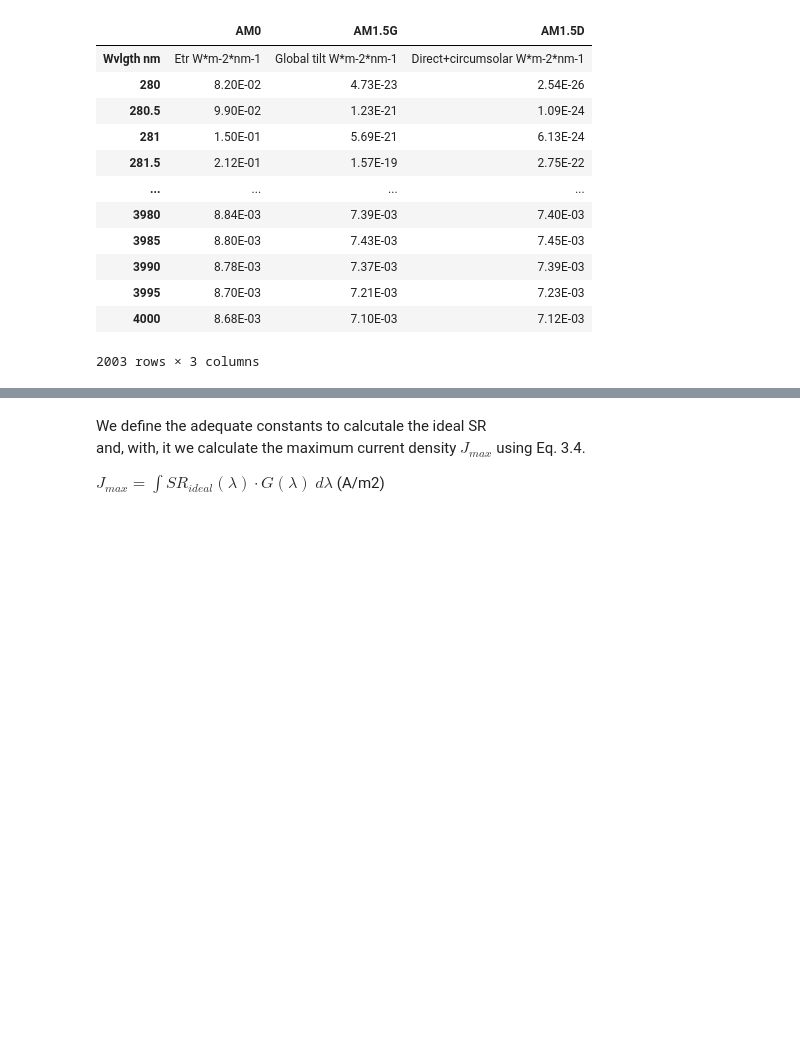
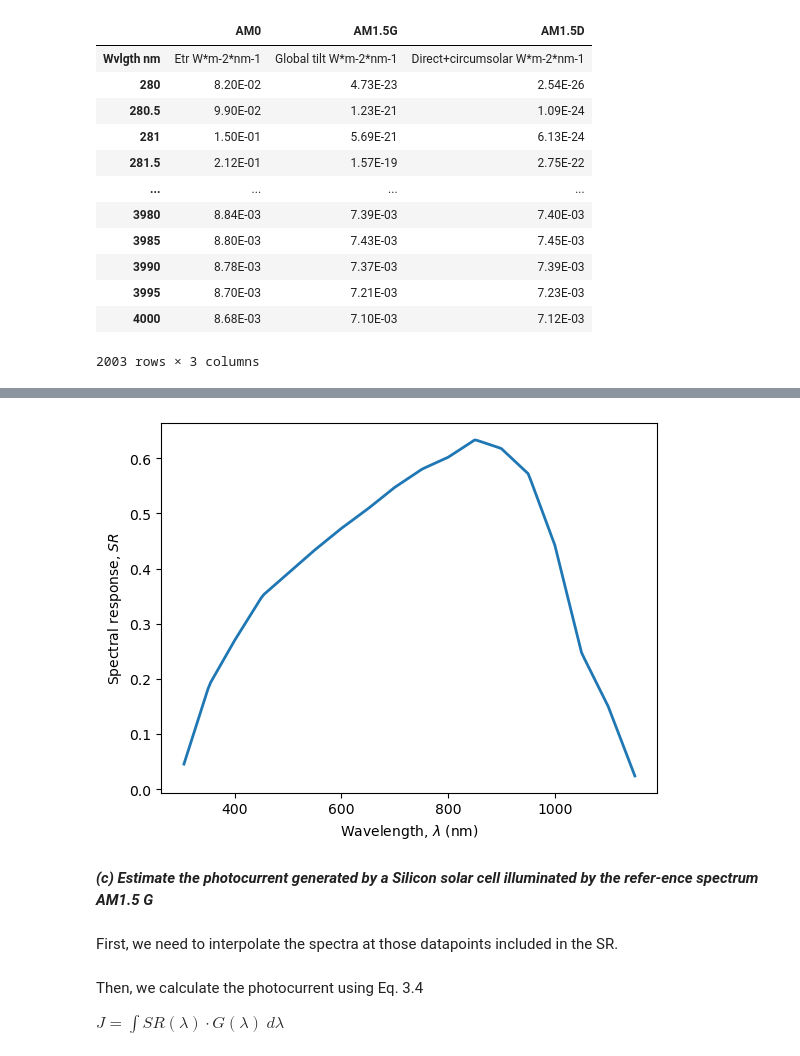
Before and after one commit to martavp/pv-textbook, a Jupyter notebook: Problems/Chapter_03/Problem3.6.ipynb, the cells around one changed output, grey strips where cells are left out. Saved outputs shown, nothing was run; the diff lists cells and outputs as text; code cells hidden in the pictures; blank space fills up the shorter version.

```diff
--- a/Problems/Chapter_03/Problem3.6.ipynb
+++ b/Problems/Chapter_03/Problem3.6.ipynb
@@ -82,0 +96,4 @@ df['V_max']=np.round(0.75*df.index,1)
+# %%
+SR=pd.Series(index=QE.index,
+            data=[QE.loc[i,'QE Silicon Solar cell']*e*i*0.000000001/(h*c) for i in QE.index])
+SR
@@ -82,0 +121,11 @@ df['V_max']=np.round(0.75*df.index,1)
+# %%
+plt.plot(SR,
+         linewidth=2)
+plt.ylabel('Spectral response, $SR$')
+plt.xlabel(r'Wavelength, $\lambda$ (nm)');
+# %% [output]
+[figure, added]
+# %% [markdown]
+***(c) Estimate the photocurrent generated by a Silicon solar cell illuminated by the refer-ence spectrum AM1.5 G***
+# %% [markdown]
+First, we need to interpolate the spectra at those datapoints included in the SR.
@@ -83,6 +135,4 @@ df['V_max']=np.round(0.75*df.index,1)
 # %% [markdown]
-We define the adequate constants to calcutale the ideal SR
-<br>
-and, with, it we calculate the maximum current density $J_{max}$ using Eq. 3.4.
+Then, we calculate the photocurrent using Eq. 3.4
 
-$J_{max}=\int SR_{ideal}(\lambda) \cdot G(\lambda) \ d\lambda$ (A/m2)
+$J=\int SR(\lambda) \cdot G(\lambda) \ d\lambda$
```
Also changed, not shown: parts of 30 cells of this notebook, 2 other files.
